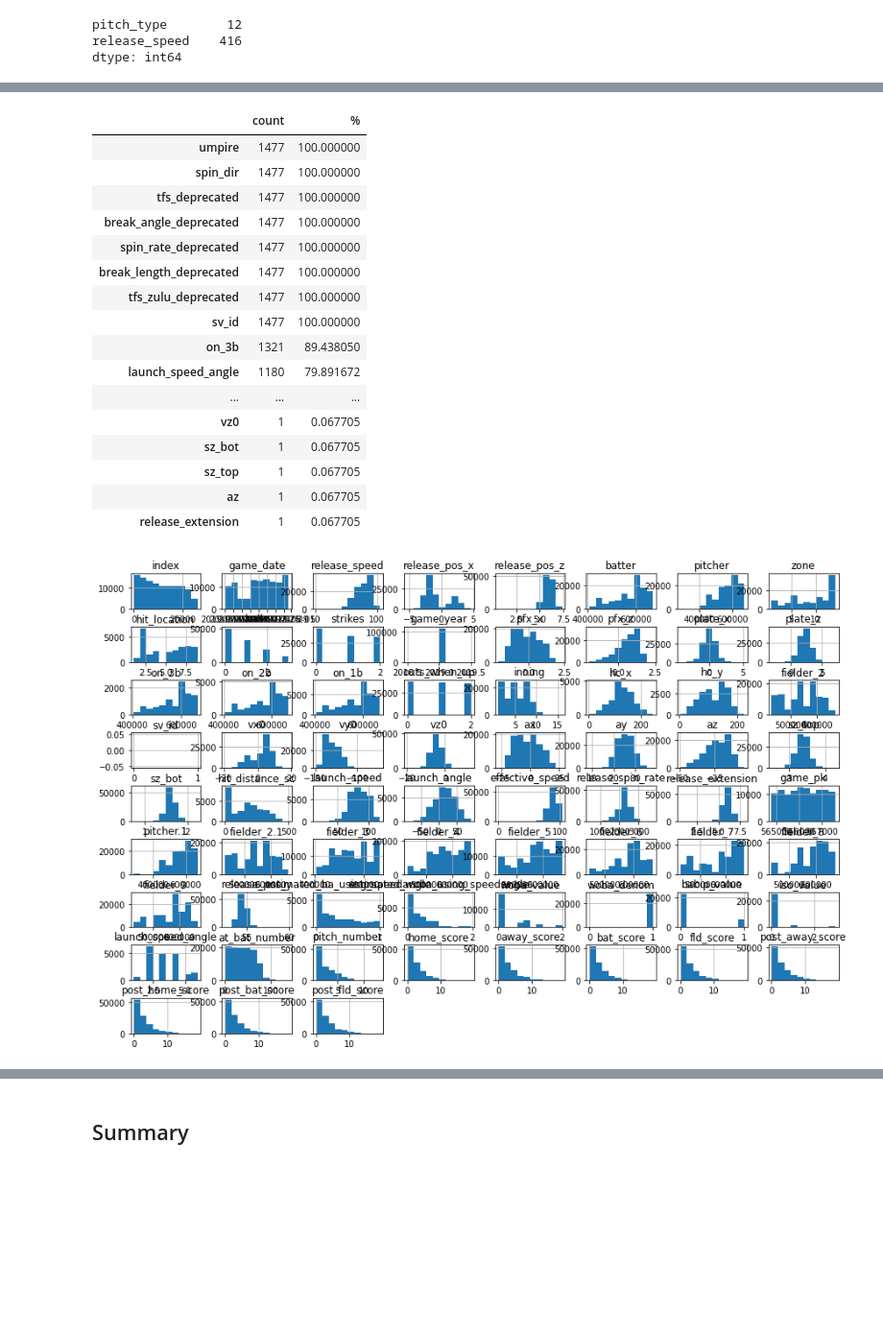
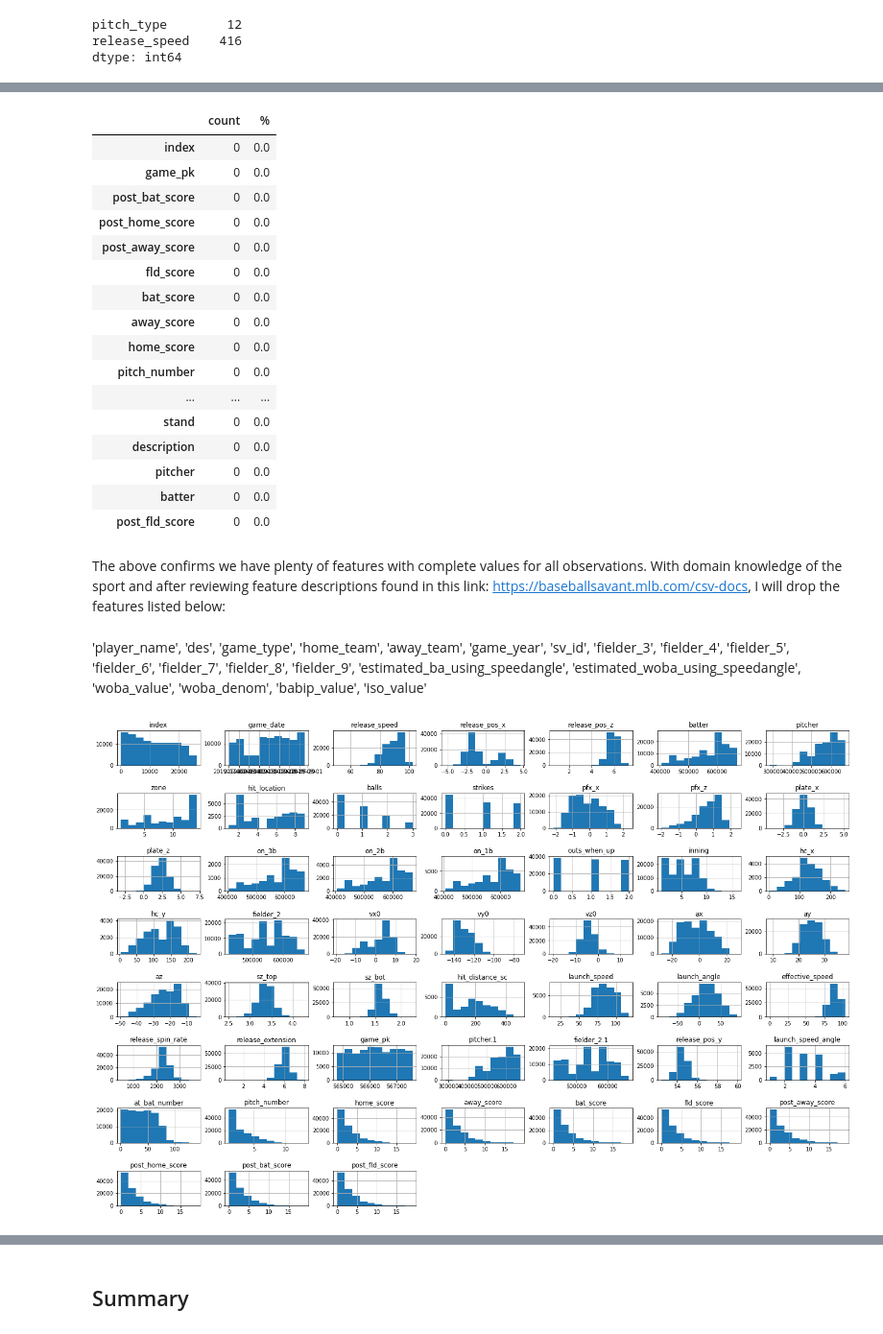
Before and after one commit to lligon4/Capstone2_Project, a Jupyter notebook: CS2_data_wrangling.ipynb, the cells around one changed output, grey strips where cells are left out. Shown: that part at 96% size. Saved outputs shown, nothing was run; the diff lists cells and outputs as text; code cells hidden in the pictures; blank space fills up the shorter version.

```diff
--- a/CS2_data_wrangling.ipynb
+++ b/CS2_data_wrangling.ipynb
@@ -219,27 +268,36 @@ dtype: int64
 # %%
-missing = pd.concat([data.isnull().sum(), 100 * data.isnull().mean()], axis=1)
-missing.columns=['count', '%']
-missing[missing['count'] > 0].sort_values(by='count', ascending=False)
+full_vals = pd.concat([data.isnull().sum(), 100 * data.isnull().mean()], axis=1)
+full_vals.columns=['count', '%']
+full_vals[full_vals['count'] == 0].sort_values(by='count', ascending=False)
 # %% [output]
 |  | count | % |
-| umpire | 1477 | 100.000000 |
-| spin_dir | 1477 | 100.000000 |
-| tfs_deprecated | 1477 | 100.000000 |
-| break_angle_deprecated | 1477 | 100.000000 |
-| spin_rate_deprecated | 1477 | 100.000000 |
-| break_length_deprecated | 1477 | 100.000000 |
-| tfs_zulu_deprecated | 1477 | 100.000000 |
-| sv_id | 1477 | 100.000000 |
-| on_3b | 1321 | 89.438050 |
-| launch_speed_angle | 1180 | 79.891672 |
+| index | 0 | 0.0 |
+| game_pk | 0 | 0.0 |
+| post_bat_score | 0 | 0.0 |
+| post_home_score | 0 | 0.0 |
+| post_away_score | 0 | 0.0 |
+| fld_score | 0 | 0.0 |
+| bat_score | 0 | 0.0 |
+| away_score | 0 | 0.0 |
+| home_score | 0 | 0.0 |
+| pitch_number | 0 | 0.0 |
 | ... | ... | ... |
-| vz0 | 1 | 0.067705 |
-| sz_bot | 1 | 0.067705 |
-| sz_top | 1 | 0.067705 |
-| az | 1 | 0.067705 |
-| release_extension | 1 | 0.067705 |
+| stand | 0 | 0.0 |
+| description | 0 | 0.0 |
+| pitcher | 0 | 0.0 |
+| batter | 0 | 0.0 |
+| post_fld_score | 0 | 0.0 |
+# %% [markdown]
+The above confirms we have plenty of features with complete values for all observations. With domain knowledge of the sport and after reviewing feature descriptions found in this link: https://baseballsavant.mlb.com/csv-docs, I will drop the features listed below:
+# %% [markdown]
+'player_name', 'des', 'game_type', 'home_team', 'away_team', 'game_year', 'sv_id', 'fielder_3', 'fielder_4', 'fielder_5', 'fielder_6', 'fielder_7', 'fielder_8', 'fielder_9', 'estimated_ba_using_speedangle', 'estimated_woba_using_speedangle', 'woba_value', 'woba_denom', 'babip_value', 'iso_value'
+# %%
+data.drop(columns=['player_name', 'des', 'game_type', 'home_team', 'away_team', 'game_year', 'sv_id', 'fielder_3',
+                   'fielder_4', 'fielder_5', 'fielder_6', 'fielder_7', 'fielder_8', 'fielder_9',
+                   'estimated_ba_using_speedangle', 'estimated_woba_using_speedangle', 'woba_value', 'woba_denom',
+                   'babip_value', 'iso_value'], inplace=True )
 # %%
-data.hist(figsize=(15,10))
-plt.subplots_adjust(hspace=.5);
+data.hist(figsize=(24,16))
+plt.subplots_adjust(hspace=.8);
 # %% [output]
-[figure, old version]
+[figure, new version]
```
Also changed, not shown: parts of 27 cells of this notebook.
